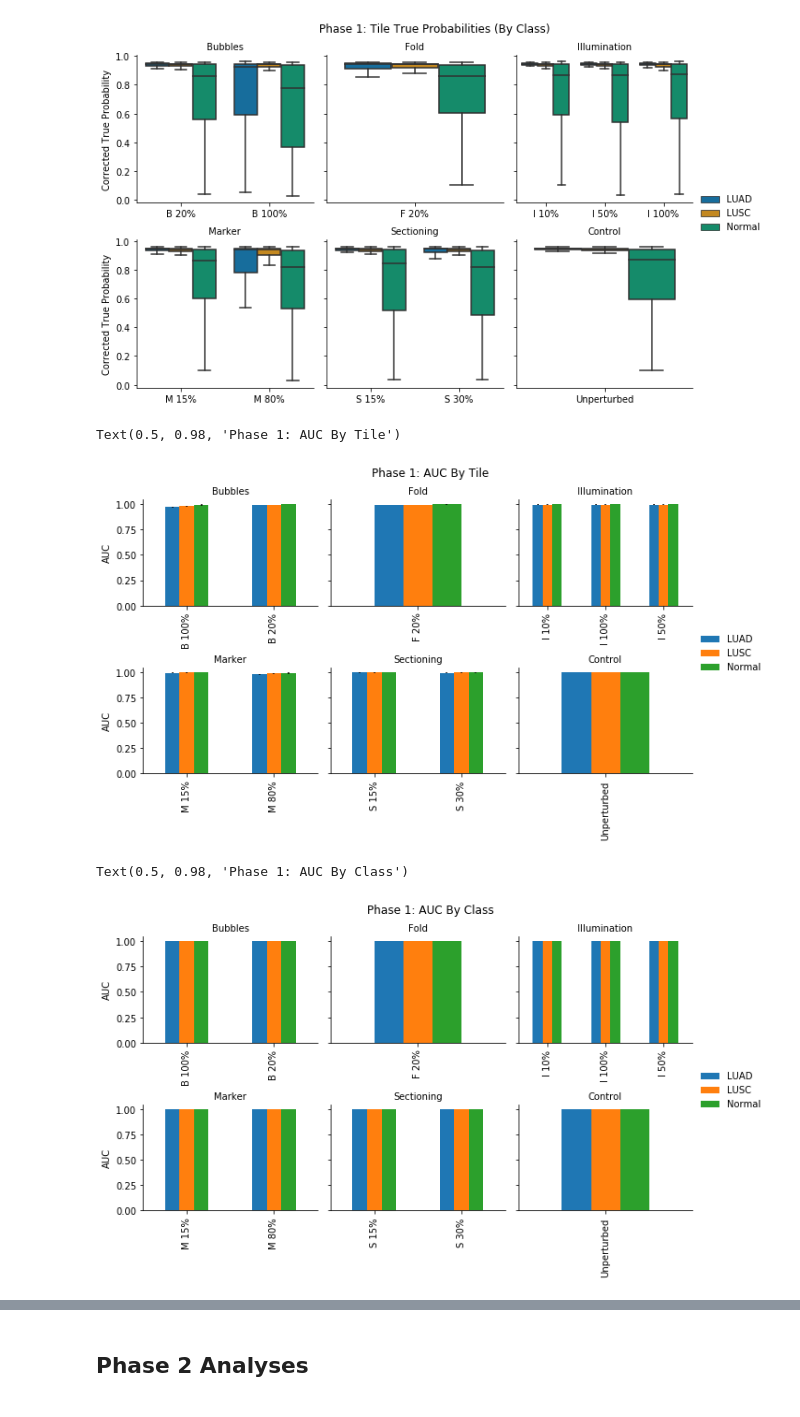
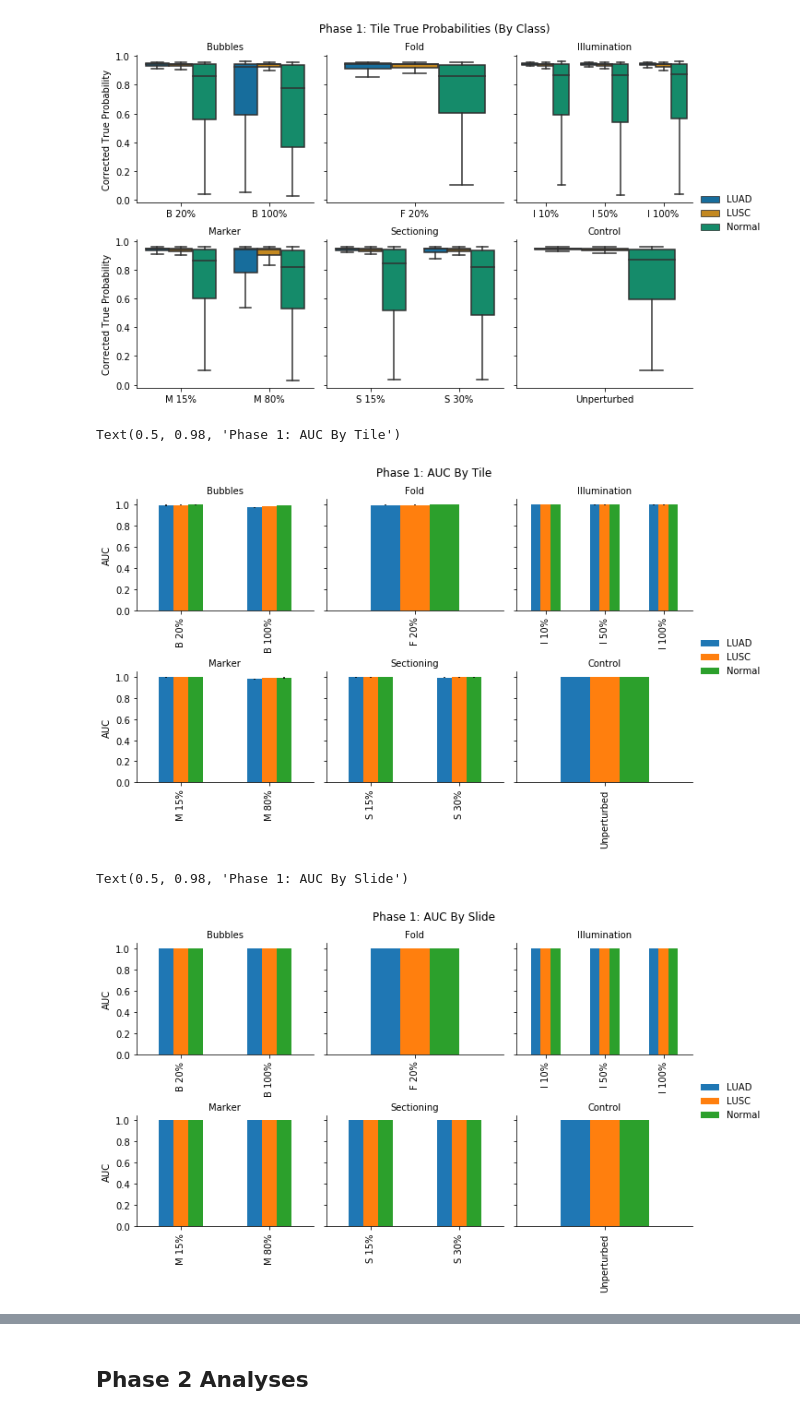
Before and after one commit to Systems-Imaging-Bioinformatics-Lab/histopath_failure_modes, a Jupyter notebook: Results.ipynb, the cells around one changed output, grey strips where cells are left out. Saved outputs shown, nothing was run; the diff lists cells and outputs as text; code cells hidden in the pictures.

Commit message:
Fix plot titling and ordering

```diff
--- a/Results.ipynb
+++ b/Results.ipynb
@@ -54,7 +54,7 @@ def load_studies(studies,labels):
     return slide_probs,tile_probs,slide_auc,tile_auc
 # Helper function for plotting with error bars
 # Adapted from : https://stackoverflow.com/questions/45875143/seaborn-making-barplot-by-group-with-asymmetrical-custom-error-bars
-def auc_error_bar_plot(x,y,hue,lb,ub, **kwargs):
+def auc_error_bar_plot(x,y,hue,lb,ub,label_order,**kwargs):
     data = kwargs.pop("data")
     # from https://stackoverflow.com/a/37139647/4124317
     errLo = data.pivot(index=x, columns=hue, values=lb)
@@ -64,6 +64,7 @@ def auc_error_bar_plot(x,y,hue,lb,ub, **kwargs):
         err.append([errLo[col].values, errHi[col].values])
     err = np.abs(err)
     p = data.pivot(index=x, columns=hue, values=y)
+    p = p.reindex(label_order).dropna(axis=0)
     fig = p.plot(kind='bar',yerr=err,ax=plt.gca(), **kwargs)
     return fig
 # %% [markdown]
@@ -122,7 +123,7 @@ Text(0.5, 0.98, 'Phase 1: Tile True Probabilities (By Class)')
 [figure]
 # %%
 g = sns.FacetGrid(phase1_tile_auc, col="group",sharex=False,col_wrap=3)
-g.map_dataframe(auc_error_bar_plot, "study", "auc", "class", "ci_lower", "ci_upper",color=sns.color_palette()[0:3])
+g.map_dataframe(auc_error_bar_plot, x="study", y="auc", hue="class", lb="ci_lower", ub="ci_upper",label_order=phase1_labels.values(),color=sns.color_palette()[0:3])
 g.add_legend()
 g.set_titles("{col_name}")
 g.set_ylabels("AUC")
@@ -131,19 +132,19 @@ plt.subplots_adjust(top=0.9)
 plt.suptitle("Phase 1: AUC By Tile")
 # %% [output]
 Text(0.5, 0.98, 'Phase 1: AUC By Tile')
-[figure, old version]
+[figure, new version]
 # %%
 g = sns.FacetGrid(data=phase1_slide_auc,col="group",sharex=False,col_wrap=3)
-g.map_dataframe(auc_error_bar_plot, "study", "auc", "class", "ci_lower", "ci_upper",color=sns.color_palette()[0:3])
+g.map_dataframe(auc_error_bar_plot, x="study", y="auc", hue="class", lb="ci_lower", ub="ci_upper",label_order=phase1_labels.values(),color=sns.color_palette()[0:3])
 g.add_legend()
 g.set_titles("{col_name}")
 g.set_ylabels("AUC")
 g.set_xlabels("")
 plt.subplots_adjust(top=0.9)
-plt.suptitle("Phase 1: AUC By Class")
+plt.suptitle("Phase 1: AUC By Slide")
 # %% [output]
-Text(0.5, 0.98, 'Phase 1: AUC By Class')
+Text(0.5, 0.98, 'Phase 1: AUC By Slide')
-[figure, old version]
+[figure, new version]
 # %%
 def threshold_analysis(probs,auc):
 # Calculate accuracies depending on threshold
```
Also changed, not shown: parts of 6 cells of this notebook.
